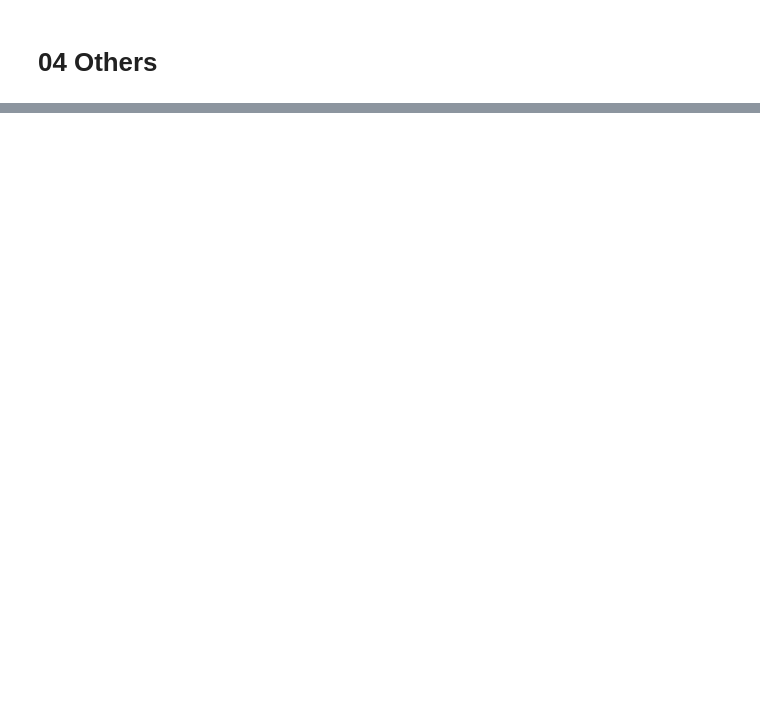
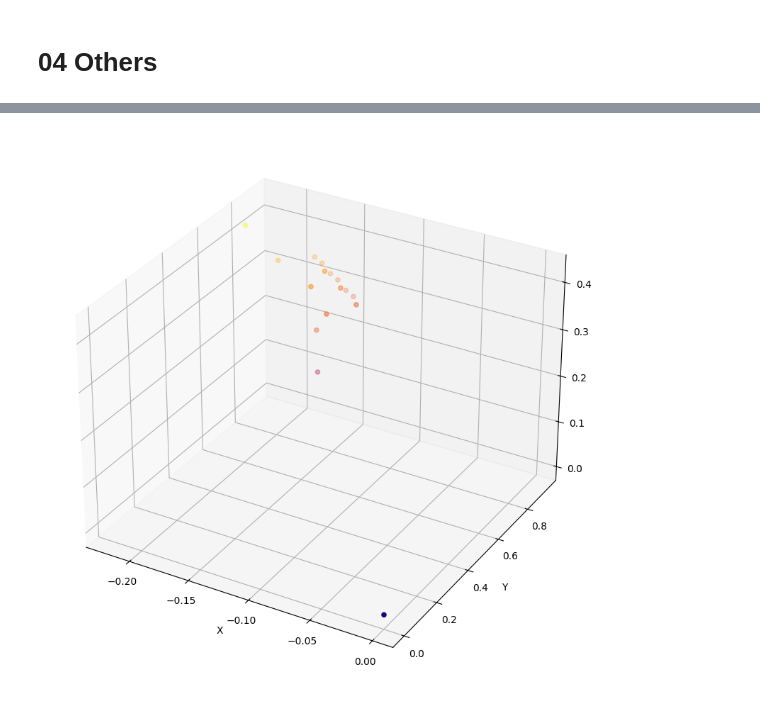
Before and after one commit to Mr-Zwkid/MBGS, a Jupyter notebook: my_shot.ipynb, the cells around one changed output, grey strips where cells are left out. Drawn from its saved outputs; the diff is of its cells as text; code cells hidden in the pictures; blank space fills up the shorter version.

```diff
--- a/my_shot.ipynb
+++ b/my_shot.ipynb
@@ -705,0 +732,39 @@ plt.show()
+# %%
+# visualize these 3D points
+import torch
+import matplotlib.pyplot as plt
+def visualize_3d_points(points):
+    fig = plt.figure(figsize=(10, 10))
+    ax = fig.add_subplot(111, projection='3d')
+    ax.scatter(points[:, 0], points[:, 1], points[:, 2], s=20, c=points[:, 2], cmap='plasma')
+    ax.set_xlabel('X')
+    ax.set_ylabel('Y')
+    ax.set_zlabel('Z')
+    plt.show()
+
+
+data = np.array([[0.0000,  0.0000,  0.0000],
+                [-0.1430,  0.6536,  0.1963],
+                [-0.1425,  0.6433,  0.2904],
+                [-0.1453,  0.7251,  0.2994],
+                [-0.1453,  0.7251,  0.2994],
+                [-0.1647,  0.8559,  0.3418],
+                [-0.1647,  0.8559,  0.3418],
+                [-0.1724,  0.8951,  0.3433],
+                [-0.1827,  0.9233,  0.3421],
+                [-0.1516,  0.8595,  0.3134],
+                [-0.1516,  0.8595,  0.3134],
+                [-0.1593,  0.8987,  0.3148],
+                [-0.1696,  0.9269,  0.3136],
+                [-0.1386,  0.8631,  0.2850],
+                [-0.1386,  0.8631,  0.2850],
+                [-0.1463,  0.9023,  0.2864],
+                [-0.1566,  0.9304,  0.2852],
+                [-0.1634,  0.7600,  0.3359],
+                [-0.1634,  0.7600,  0.3359],
+                [-0.1939,  0.7776,  0.3670],
+                [-0.2211,  0.7711,  0.4262]], dtype=np.float32)
+data = torch.tensor(data)
+visualize_3d_points(data)
+# %% [output]
+[figure, added]
```
Also changed, not shown: parts of 12 cells of this notebook, 8 other files.
